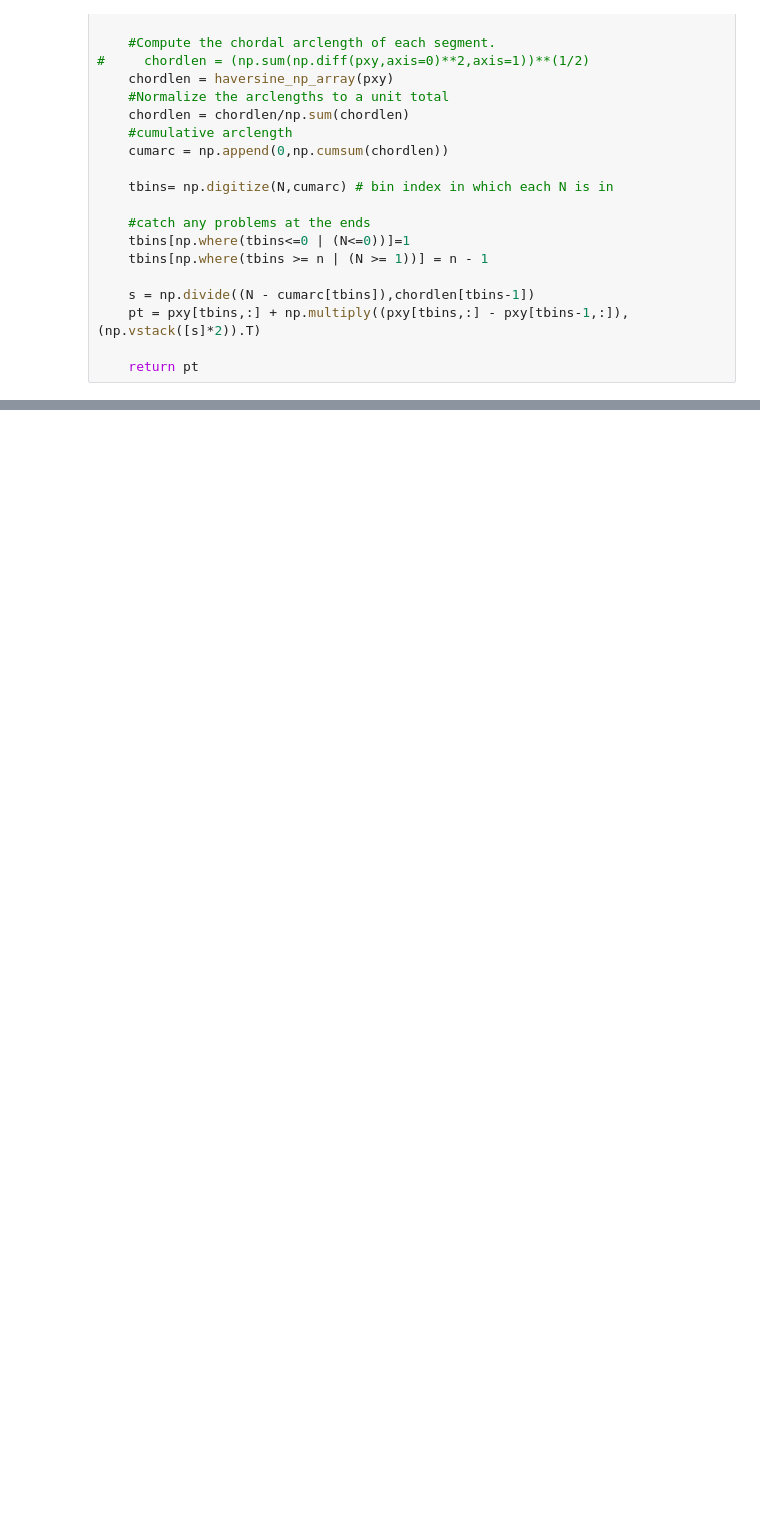
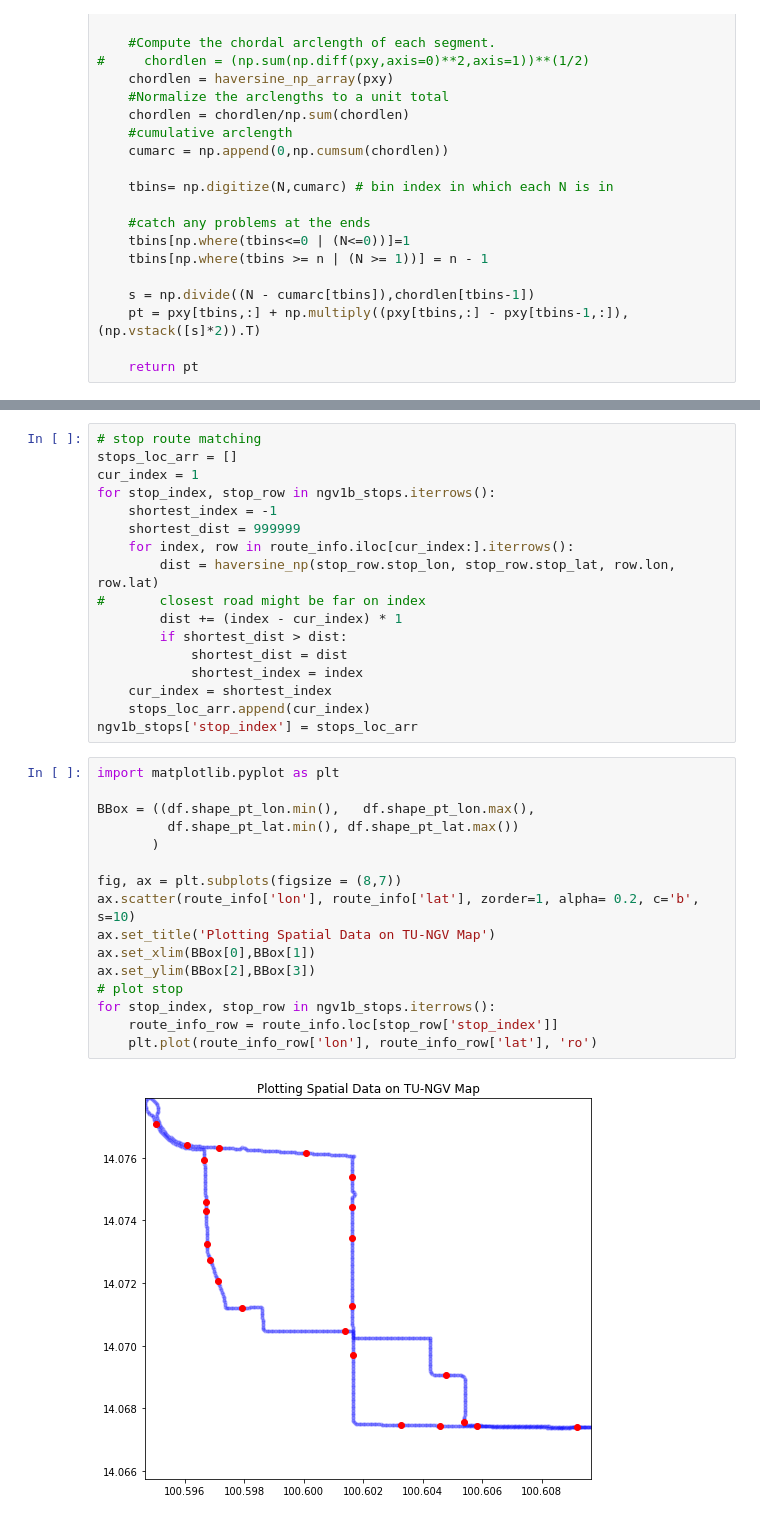
Before and after one commit to NannamAksorn/tuaround-estimator, a Jupyter notebook: gtfs_realtime.ipynb, the cells around one changed output, grey strips where cells are left out. Saved outputs shown, nothing was run; the diff lists cells and outputs as text; blank space fills up the shorter version.

```diff
--- a/gtfs_realtime.ipynb
+++ b/gtfs_realtime.ipynb
@@ -115,0 +126,35 @@ pt = interpcurve(1064, ngv1b.shape_pt_lon, ngv1b.shape_pt_lat )
+# %%
+# stop route matching
+stops_loc_arr = []
+cur_index = 1
+for stop_index, stop_row in ngv1b_stops.iterrows():
+    shortest_index = -1
+    shortest_dist = 999999
+    for index, row in route_info.iloc[cur_index:].iterrows():
+        dist = haversine_np(stop_row.stop_lon, stop_row.stop_lat, row.lon, row.lat)
+#       closest road might be far on index
+        dist += (index - cur_index) * 1
+        if shortest_dist > dist:
+            shortest_dist = dist
+            shortest_index = index
+    cur_index = shortest_index
+    stops_loc_arr.append(cur_index)
+ngv1b_stops['stop_index'] = stops_loc_arr
+# %%
+import matplotlib.pyplot as plt
+
+BBox = ((df.shape_pt_lon.min(),   df.shape_pt_lon.max(),
+         df.shape_pt_lat.min(), df.shape_pt_lat.max())
+       )
+
+fig, ax = plt.subplots(figsize = (8,7))
+ax.scatter(route_info['lon'], route_info['lat'], zorder=1, alpha= 0.2, c='b', s=10)
+ax.set_title('Plotting Spatial Data on TU-NGV Map')
+ax.set_xlim(BBox[0],BBox[1])
+ax.set_ylim(BBox[2],BBox[3])
+# plot stop
+for stop_index, stop_row in ngv1b_stops.iterrows():
+    route_info_row = route_info.loc[stop_row['stop_index']]
+    plt.plot(route_info_row['lon'], route_info_row['lat'], 'ro')
+# %% [output]
+[figure, added]
```
Also changed, not shown: parts of 39 cells of this notebook, 39 other files.
